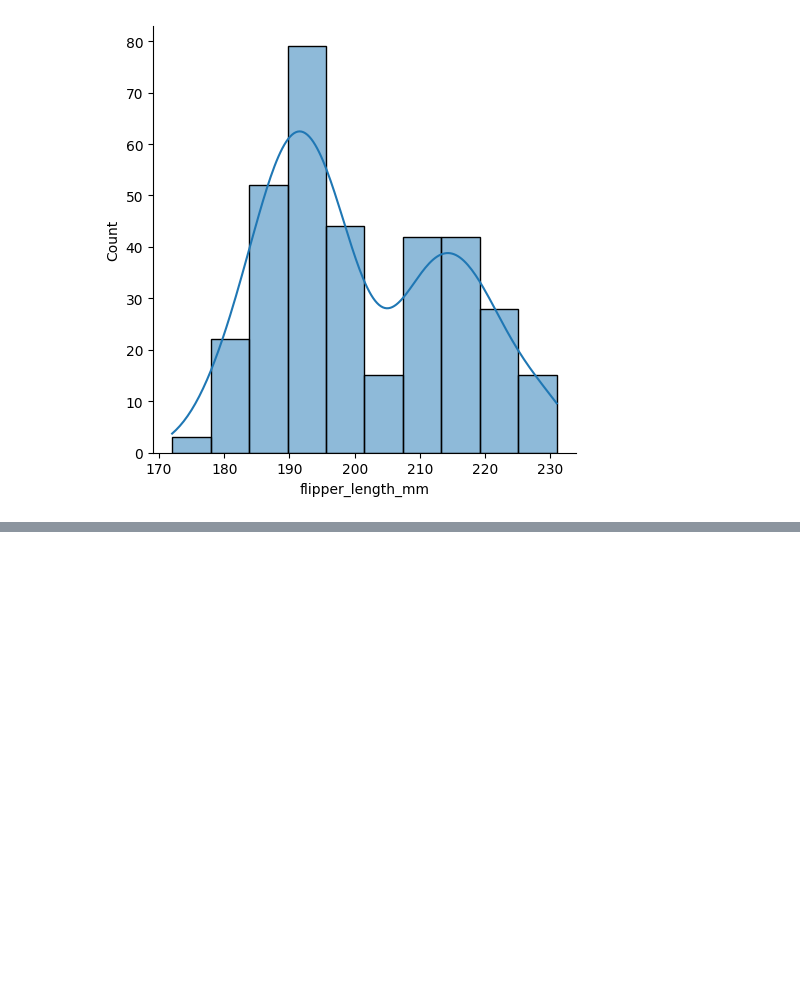
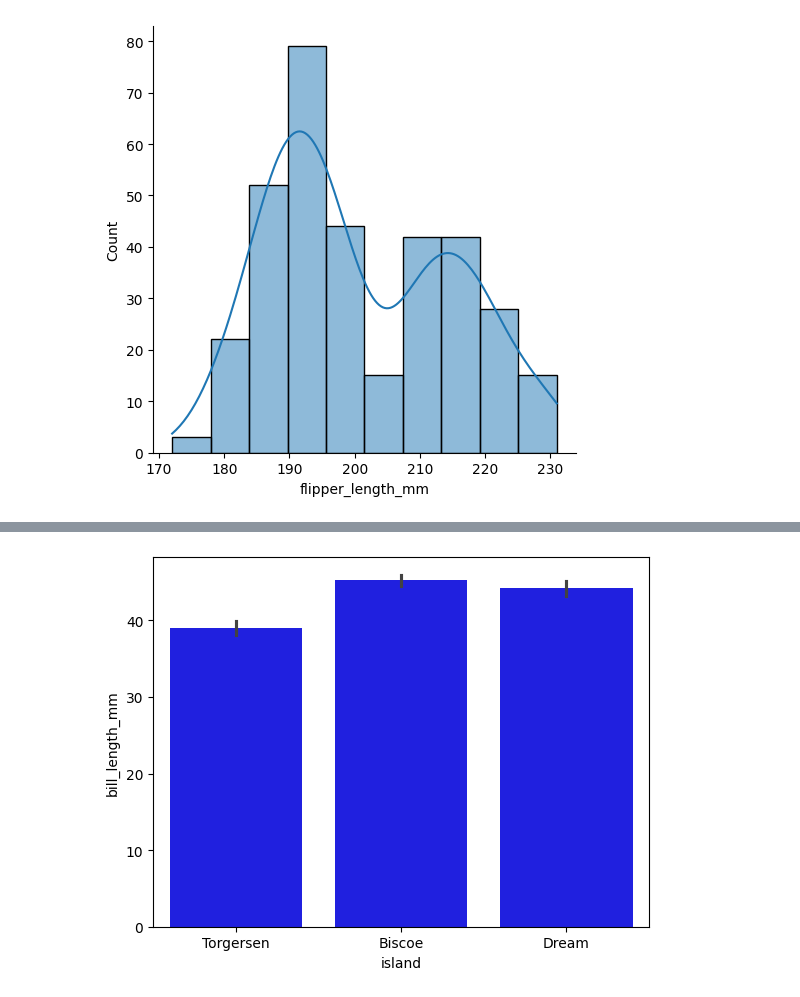
Before and after one commit to Srishti36912/python, a Jupyter notebook: python seaborn online/seaborn.ipynb, the cells around one changed output, grey strips where cells are left out. Cells and saved outputs as stored; diff of their text form; code cells hidden in the pictures; blank space fills up the shorter version.

```diff
--- a/python seaborn online/seaborn.ipynb
+++ b/python seaborn online/seaborn.ipynb
@@ -99,0 +131,5 @@ plt.show()
+# %%
+sns.barplot(x='island', y='bill_length_mm', data=var, color='b')
+plt.show()
+# %% [output]
+[figure, added]
```
Also changed, not shown: parts of 5 cells of this notebook.
